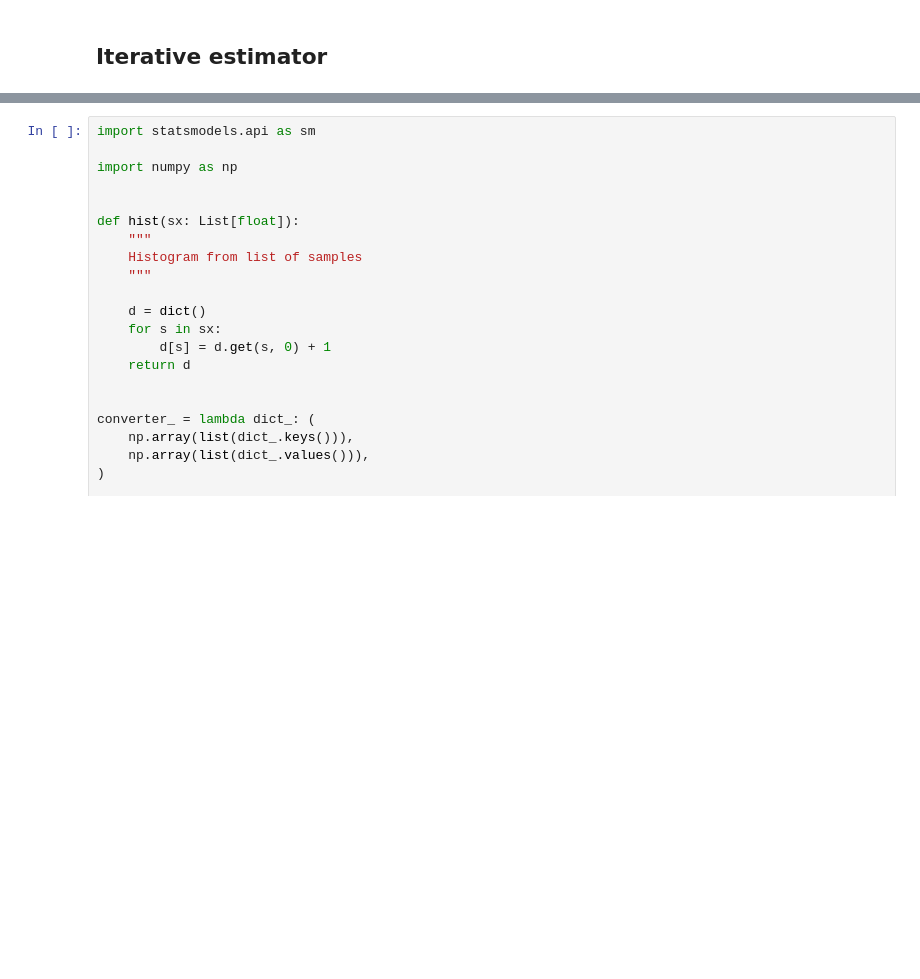
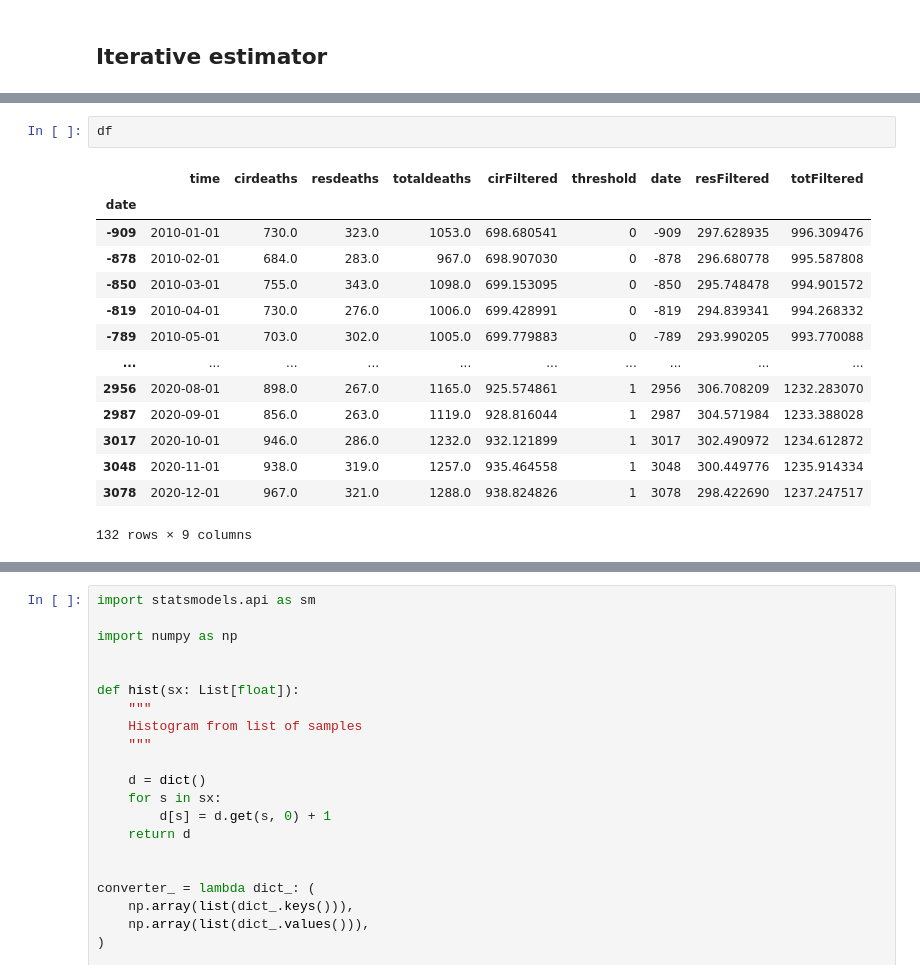
Before and after one commit to arnaud39/us_studies, a Jupyter notebook: plots.ipynb, the cells around one changed output, grey strips where cells are left out. Drawn from its saved outputs; the diff is of its cells as text; blank space fills up the shorter version.

```diff
--- a/plots.ipynb
+++ b/plots.ipynb
@@ -193,0 +374,17 @@ Name: cirdeaths, dtype: int64
+# %%
+df
+# %% [output]
+|  | time | cirdeaths | resdeaths | totaldeaths | cirFiltered | threshold | date | resFiltered | totFiltered |
+| date |  |  |  |  |  |  |  |  |  |
+| -909 | 2010-01-01 | 730.0 | 323.0 | 1053.0 | 698.680541 | 0 | -909 | 297.628935 | 996.309476 |
+| -878 | 2010-02-01 | 684.0 | 283.0 | 967.0 | 698.907030 | 0 | -878 | 296.680778 | 995.587808 |
+| -850 | 2010-03-01 | 755.0 | 343.0 | 1098.0 | 699.153095 | 0 | -850 | 295.748478 | 994.901572 |
+| -819 | 2010-04-01 | 730.0 | 276.0 | 1006.0 | 699.428991 | 0 | -819 | 294.839341 | 994.268332 |
+| -789 | 2010-05-01 | 703.0 | 302.0 | 1005.0 | 699.779883 | 0 | -789 | 293.990205 | 993.770088 |
+| ... | ... | ... | ... | ... | ... | ... | ... | ... | ... |
+| 2956 | 2020-08-01 | 898.0 | 267.0 | 1165.0 | 925.574861 | 1 | 2956 | 306.708209 | 1232.283070 |
+| 2987 | 2020-09-01 | 856.0 | 263.0 | 1119.0 | 928.816044 | 1 | 2987 | 304.571984 | 1233.388028 |
+| 3017 | 2020-10-01 | 946.0 | 286.0 | 1232.0 | 932.121899 | 1 | 3017 | 302.490972 | 1234.612872 |
+| 3048 | 2020-11-01 | 938.0 | 319.0 | 1257.0 | 935.464558 | 1 | 3048 | 300.449776 | 1235.914334 |
+| 3078 | 2020-12-01 | 967.0 | 321.0 | 1288.0 | 938.824826 | 1 | 3078 | 298.422690 | 1237.247517 |
+132 rows × 9 columns
```
Also changed, not shown: parts of 9 cells of this notebook, 1 other file.
